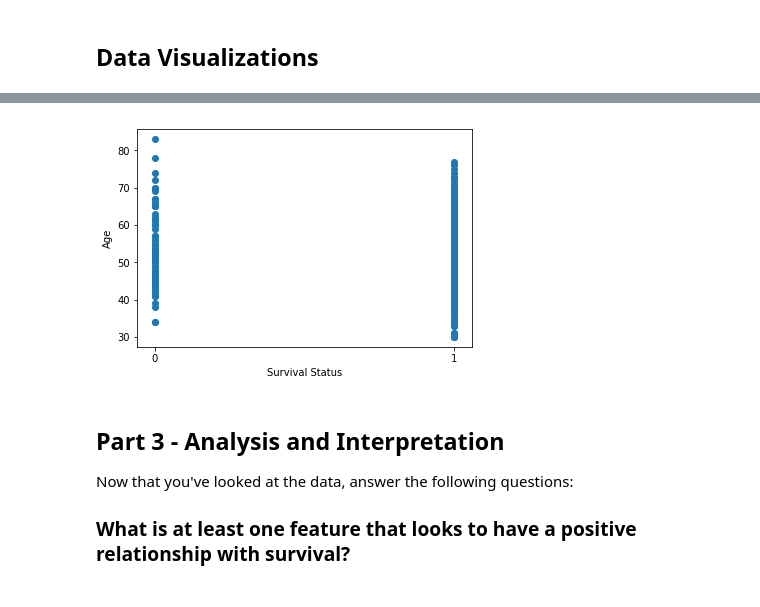
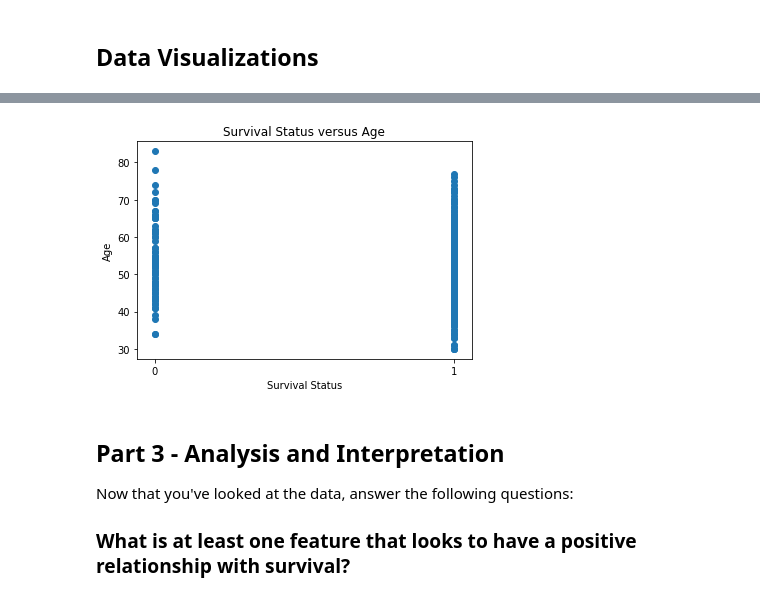
Before and after one commit to ngriggs/DS-Unit-1-Sprint-1-Dealing-With-Data, a Jupyter notebook: DS_Unit_1_Sprint_Challenge_1.ipynb, the cells around one changed output, grey strips where cells are left out. Saved outputs shown, nothing was run; the diff lists cells and outputs as text; code cells hidden in the pictures.

```diff
--- a/DS_Unit_1_Sprint_Challenge_1.ipynb
+++ b/DS_Unit_1_Sprint_Challenge_1.ipynb
@@ -274,10 +288,11 @@ sns.violinplot(x = df['Survival'], y = df['Operation_year'] );
 # %%
 plt.scatter(df.Survival, df.Age);
 plt.ylabel('Age')
 plt.xlabel('Survival Status')
-plt.xticks([0,1]);
+plt.xticks([0,1])
+plt.title('Survival Status versus Age');
 # %% [output]
-[figure, old version]
+[figure, new version]
 # %% [markdown]
 ## Part 3 - Analysis and Interpretation
 
```
Also changed, not shown: parts of 6 cells of this notebook.
